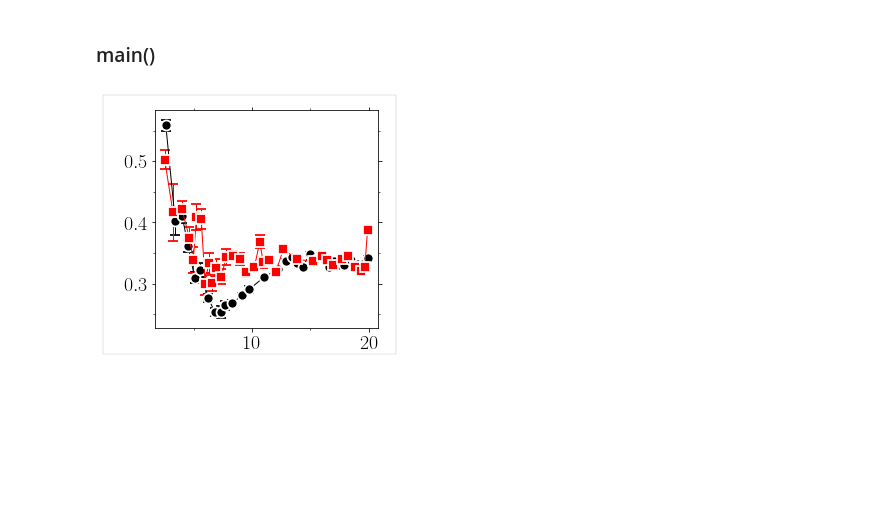
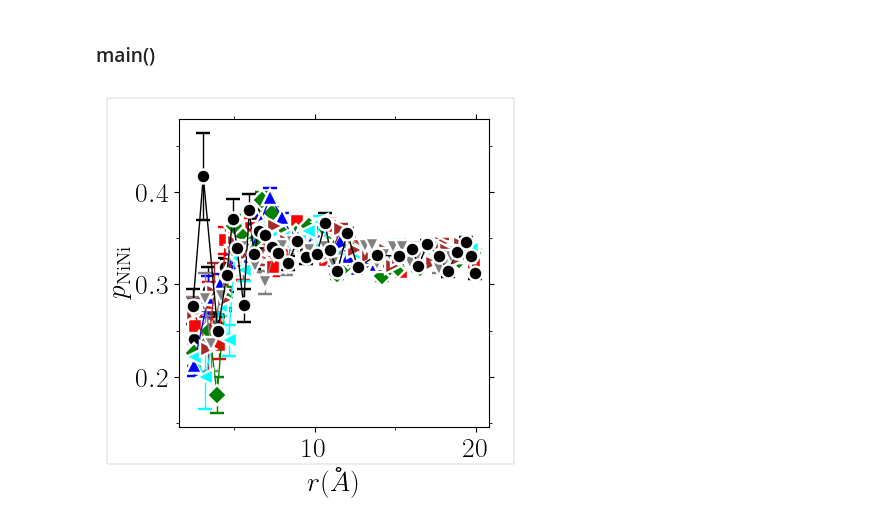
Before and after one commit to kkarimi62/HeaDef, a Jupyter notebook: postprocess/pressFluc2nd.ipynb, the cells around one changed output. Saved outputs shown, nothing was run; the diff lists cells and outputs as text; code cells hidden in the pictures; blank space fills up the shorter version.

```diff
--- a/postprocess/pressFluc2nd.ipynb
+++ b/postprocess/pressFluc2nd.ipynb
@@ -2630,18 +2632,19 @@ if eval(confParser['flags']['SroParameter']) and not\
 
     #--- loop over temp
     Temps  = {
-#            0:300,
+            0:300,
             1:400,
             2:500,
             3:600,
             4:700,
             5:800,
             6:900,
-             7:1000,
+#             7:1000,
         }
     keys = list(Temps.keys())
     keys.sort()
-    ppath = 'nicocrNatom100KMultipleTempIrradiatedAnneal/dpa2'
+    cutoff=20.0
+    ppath = 'nicocrNatom100KMultipleTempIrradiatedAnneal/benchmark'
     stdd = np.zeros(len(Temps))
     for key, count in zip(keys,range(len(keys))): #--- T
         temp = Temps[key]
@@ -5236,9 +5253,9 @@ class Fractal(Statistics):
 
 
         #--- plot defects
-#        Fractal.PrintOvito(dislocationSegments[0],
-#                           self.lmpData.coord_atoms_broken[0],
-#                          'cords.xyz')
+        Fractal.PrintOvito(dislocationSegments[0],
+                          self.lmpData.coord_atoms_broken[0],
+                         'cords.xyz')
 
         #--- neighbor list
 #        pdb.set_trace()
@@ -5777,6 +5798,10 @@ def main():
     if not eval(confParser['irradiation']['irradiation']) or\
     eval(confParser['flags']['RemoteMachine']):
         return
+
+    pair='nicr'
+    wc_indx = {'nini':(1,1),'nico':(1,2), 'nicr':(1,3)}[pair]
+
 
     #--- temporal average
     tmean = TimeAverage(
@@ -5786,54 +5811,55 @@ def main():
 #         verbose = True,
                      )
     #--- parse data
-    tmean.Parse( 'wc_pairi_1_pairj_1.txt',
+    tmean.Parse( 'wc_pairi_%s_pairj_%s.txt'%wc_indx,
 #                ['dislocations/sro'],
     list(map(lambda x:'nicocrNatom100KMultipleTempIrradiatedAnneal/dpa2/temp%s/Run%s/dislocations/sro'%(x[0],x[1]),
                          tmean.temps_runs ))
               )
-    tmean.Print('wc_pairi_1_pairj_1_timeAveraged.txt')
+    tmean.Print('wc_pairi_%s_pairj_%s_timeAveraged.txt'%wc_indx)
 
     #--- plot
     temp = Temperature(
-       [0,7],#,1,2,3,4,5,6,7],
-        [list(range(1)),list(range(1))],#,list(range(1)),list(range(1)),list(range(1)),list(range(1)),list(range(1)),list(range(1)),list(range(1))],
+       [0,1,2,3,4,5,6,7],
+        [list(range(1)),list(range(1)),list(range(1)),list(range(1)),list(range(1)),list(range(1)),list(range(1)),list(range(1))],
 #         verbose = True,
                      )
     #--- parse data
-    temp.Parse( 'wc_pairi_1_pairj_1_timeAveraged.txt',
+    temp.Parse( 'wc_pairi_%s_pairj_%s_timeAveraged.txt'%wc_indx,
 #                ['dislocations/sro'],
     list(map(lambda x:'nicocrNatom100KMultipleTempIrradiatedAnneal/dpa2/temp%s/Run%s/dislocations/sro'%(x[0],x[1]),
                          temp.temps_runs ))
               )
 
     temp.EnsAverage()
-
 
     #    help(temp.Concatenate)
 #    temp.Transform(col=0,multBy=-1,temp=invert)
 #    temp.Transform(col=1,multBy=-1,temp=invert)
 
     #--- plot
      #--- plot
     temp.PlotPdf(shift=False,shift_factor=0.1/2,
                  rescale=False,alpha=1.5,
                  powerlaw=False, prefact=1e0,
 #                  mylegends=[r'$1$',r'$10$',r'$10^2$',r'$10^3$'],
                  **{
                   'attrs':{'fmt':'-.r'},
 #                  'xscale':'log',
 #                  'yscale':'log',
 #                   'xlim':(1e-2,10),
 #                    'ylim':(1e-7,1e1),
 #                    'ylim':(1e-7,1e2),
 #                    'ndecade_y':1,'ndecade_x':1,
+                     'xstr':r'$r(\r{A})$','ystr':r'$p_\mathrm{NiNi}$',
                     'nevery':1,
-                   'title':'dislocations/sro/pdf_s_E1-4_cantor.png',
+                   'title':'png/pdf_s_E1-4_cantor.png',
         'bbox_to_anchor':(0.55,0.45,0.5,0.5),
 
     })
 
+    return temp
 
-main()
+temp = main()
 # %% [output]
-[figure, old version]
+[figure, new version]
```
Also changed, not shown: parts of 6 cells of this notebook.
